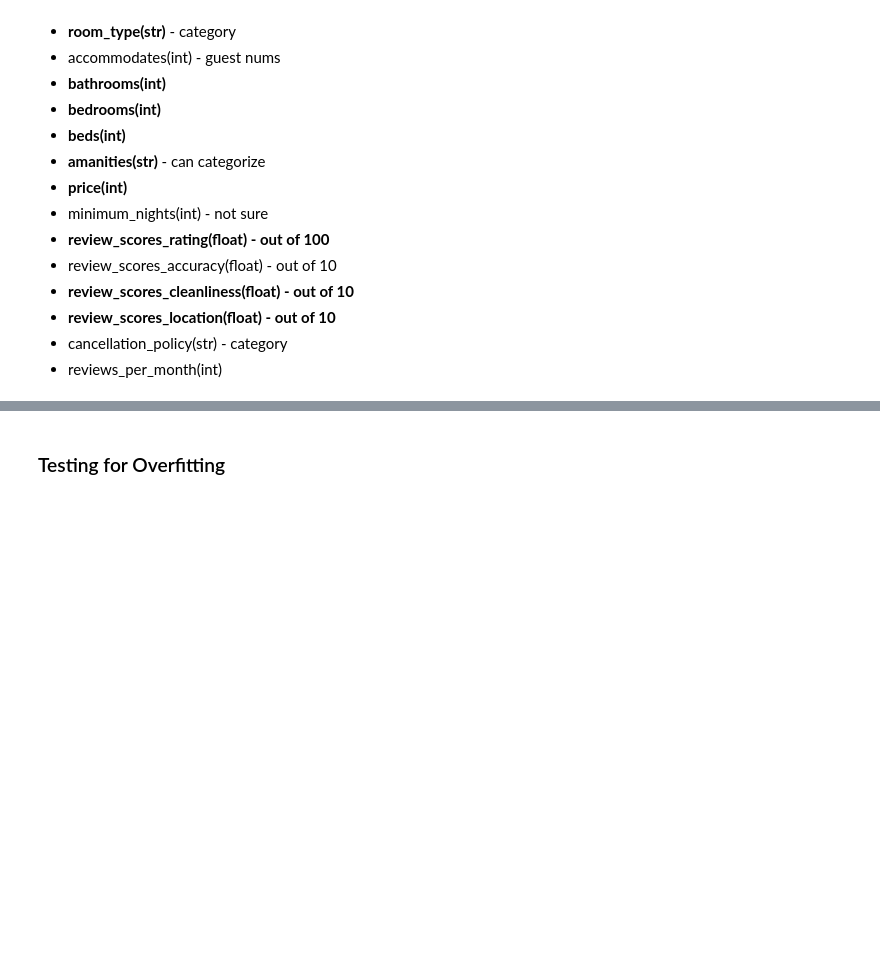
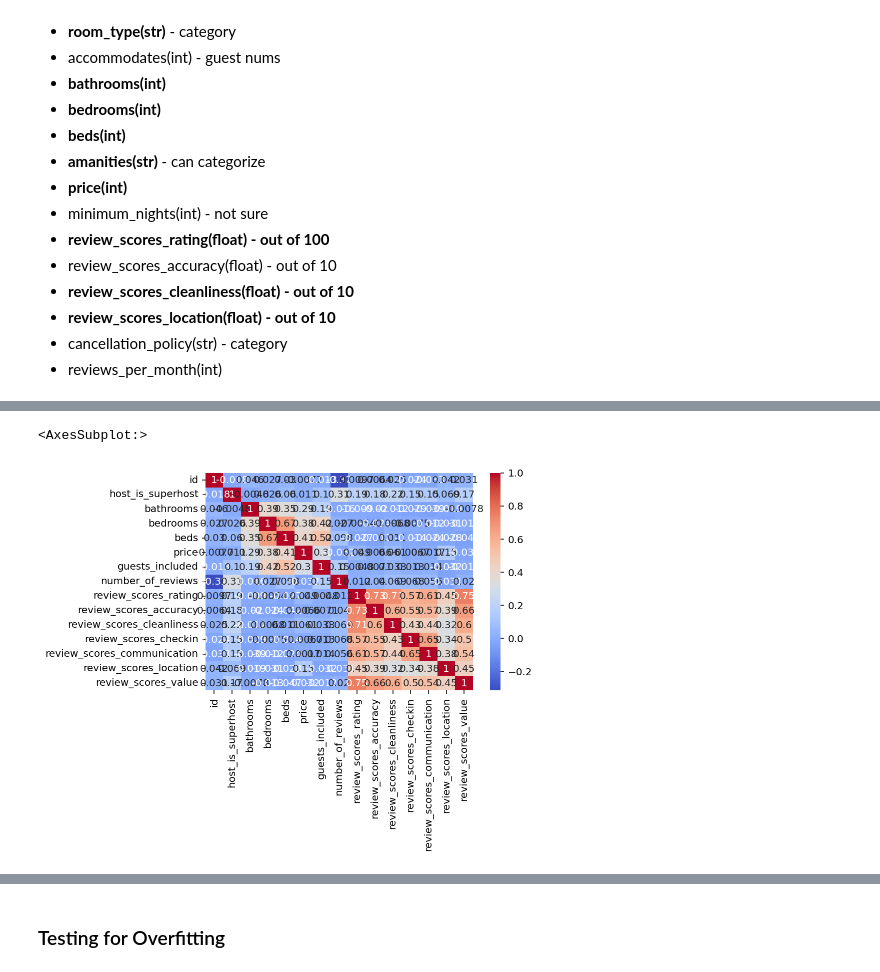
Before and after one commit to jiyeonsongg/data-mining-challenge, a Jupyter notebook: challenge_song.ipynb, the cells around one changed output, grey strips where cells are left out. Cells and saved outputs as stored; diff of their text form; code cells hidden in the pictures; blank space fills up the shorter version.

```diff
--- a/challenge_song.ipynb
+++ b/challenge_song.ipynb
@@ -112 +111,8 @@ print(len(train_X), len(train_y))
 33538 33538
+# %%
+df_clean = df[['id', 'summary', 'transit', 'host_is_superhost', 'neighbourhood_group_cleansed', \
+    'property_type', 'room_type', 'bathrooms', 'bedrooms', 'beds', 'bed_type', 'amenities', \
+    'price', 'guests_included', 'number_of_reviews', 'review_scores_rating', \
+    'review_scores_accuracy', 'review_scores_cleanliness', 'review_scores_checkin', \
+    'review_scores_communication', 'review_scores_location', 'review_scores_value']]
+df_clean
@@ -112,0 +135,2 @@ print(len(train_X), len(train_y))
+# %%
+df_clean.host_is_superhost = df_clean.host_is_superhost.replace({'f':0, 't':1})
@@ -112,0 +143,5 @@ print(len(train_X), len(train_y))
+# %%
+def clean_amenities(row):
+    return row.strip('{').strip('}').split(', ')
+df_clean = df_clean.assign(amenity = df_clean['amenities'].apply(clean_amenities))
+df_clean = df_clean.drop(columns=['amenities'])
@@ -112,0 +175,7 @@ print(len(train_X), len(train_y))
+# %%
+numeric_cols = df_clean.select_dtypes(include = ['float', 'int']).columns
+corr_matrix = df_clean[numeric_cols].corr()
+sns.heatmap(corr_matrix, cmap = 'coolwarm', annot=True)
+# %% [output]
+<AxesSubplot:>
+[figure, added]
```
Also changed, not shown: parts of 11 cells of this notebook, 3 other files.
